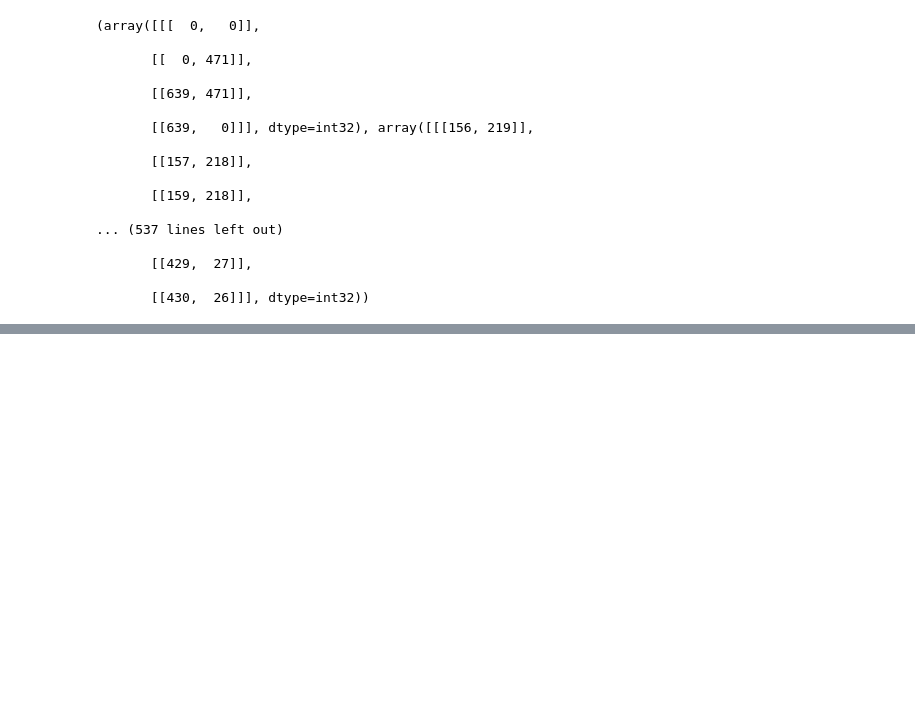
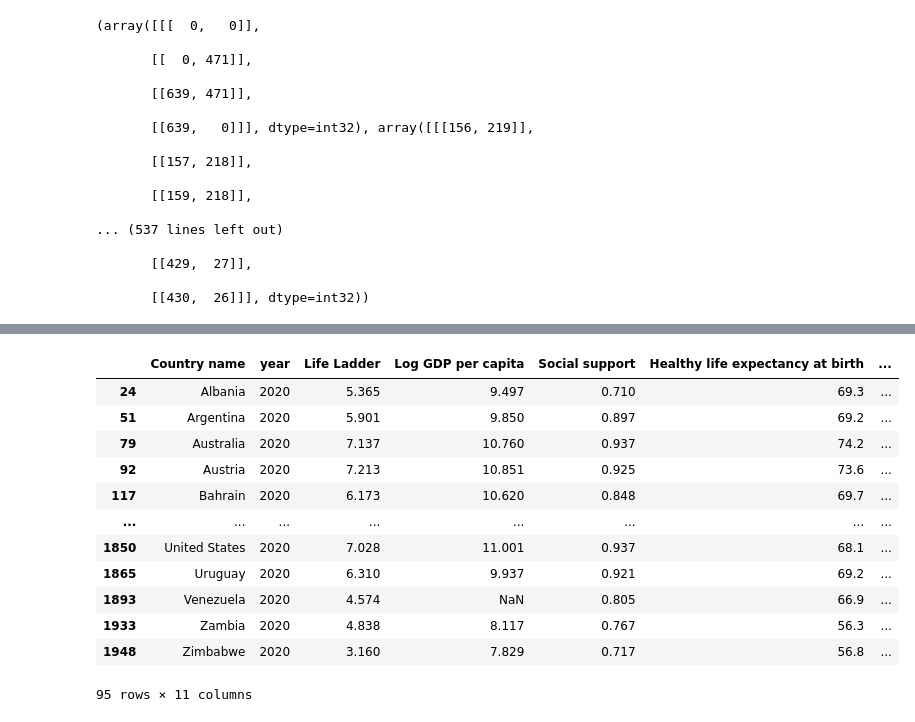
Before and after one commit to samirahmt2018/Annotator, a Jupyter notebook: annotation_checker.ipynb, the cells around one changed output, grey strips where cells are left out. Saved outputs shown, nothing was run; the diff lists cells and outputs as text; code cells hidden in the pictures; blank space fills up the shorter version.

```diff
--- a/annotation_checker.ipynb
+++ b/annotation_checker.ipynb
@@ -312,0 +336,28 @@ if cv.waitKey(0):
+# %%
+import matplotlib.pyplot as plt
+import pandas as pd
+#%matplotlib widget
+# https://www.kaggle.com/ajaypalsinghlo/world-happiness-report-2021
+df = pd.read_csv('/Users/sam/Downloads/archive (3)/world-happiness-report.csv')
+df = df[df['year'] == 2020]
+x_name = 'Healthy life expectancy at birth'
+y_name = 'Freedom to make life choices'
+tooltip_name = 'Country name'
+x = df[x_name]
+y = df[y_name]
+tt = df[tooltip_name].values
+df
+# %% [output]
+|  | Country name | year | Life Ladder | Log GDP per capita | Social support | Healthy life expectancy at birth | ... |
+| 24 | Albania | 2020 | 5.365 | 9.497 | 0.710 | 69.3 | ... |
+| 51 | Argentina | 2020 | 5.901 | 9.850 | 0.897 | 69.2 | ... |
+| 79 | Australia | 2020 | 7.137 | 10.760 | 0.937 | 74.2 | ... |
+| 92 | Austria | 2020 | 7.213 | 10.851 | 0.925 | 73.6 | ... |
+| 117 | Bahrain | 2020 | 6.173 | 10.620 | 0.848 | 69.7 | ... |
+| ... | ... | ... | ... | ... | ... | ... | ... |
+| 1850 | United States | 2020 | 7.028 | 11.001 | 0.937 | 68.1 | ... |
+| 1865 | Uruguay | 2020 | 6.310 | 9.937 | 0.921 | 69.2 | ... |
+| 1893 | Venezuela | 2020 | 4.574 | NaN | 0.805 | 66.9 | ... |
+| 1933 | Zambia | 2020 | 4.838 | 8.117 | 0.767 | 56.3 | ... |
+| 1948 | Zimbabwe | 2020 | 3.160 | 7.829 | 0.717 | 56.8 | ... |
+95 rows × 11 columns
```
Also changed, not shown: parts of 3 cells of this notebook, 8 other files.
